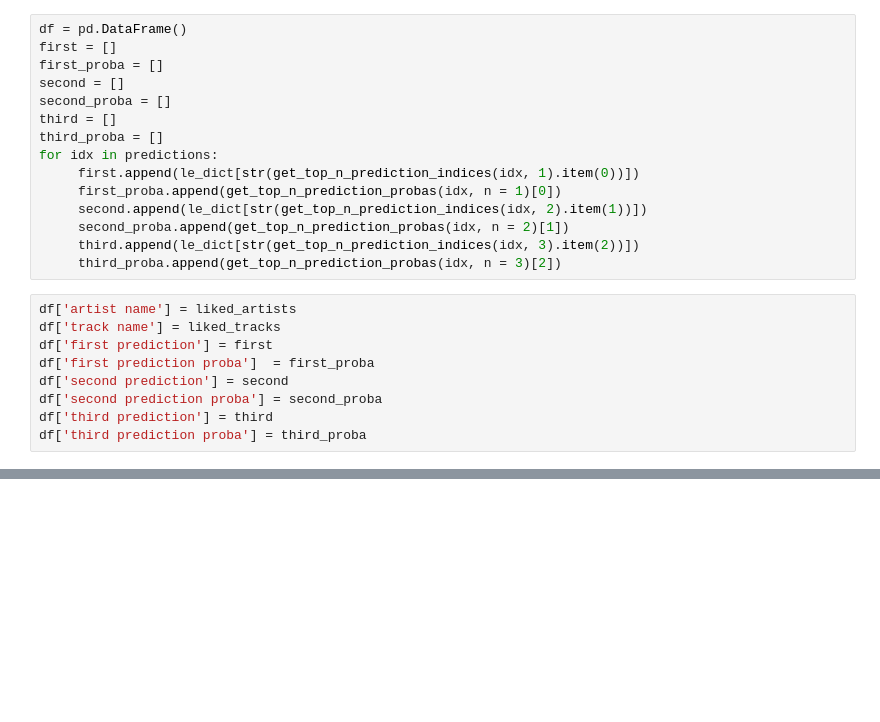
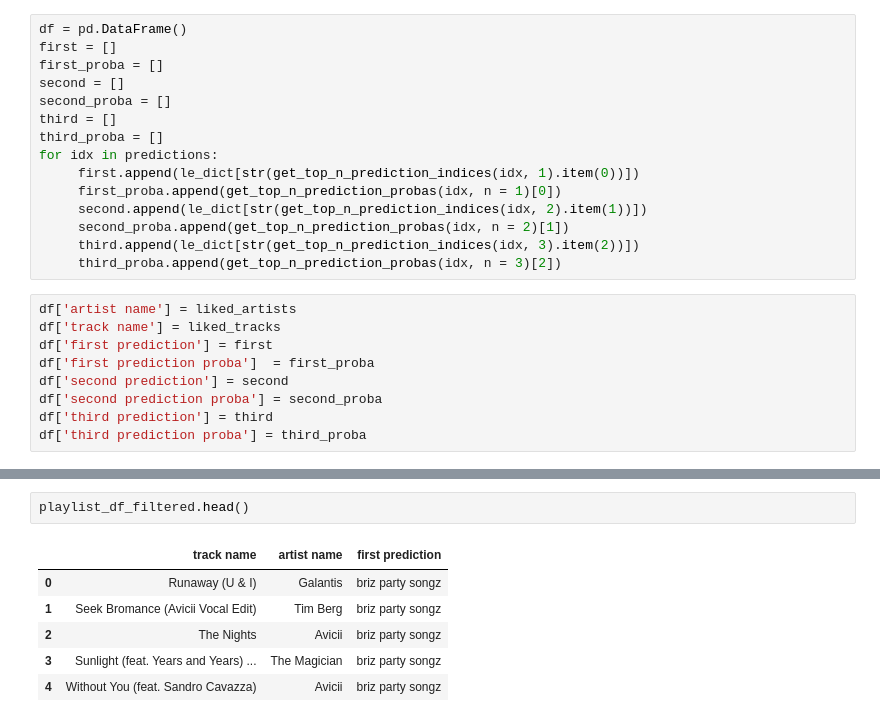
Before and after one commit to jmoro0408/playlist-creator, a Jupyter notebook: playlist_recommender/modelling/predictions.ipynb, the cells around one changed output, grey strips where cells are left out. Drawn from its saved outputs; the diff is of its cells as text; blank space fills up the shorter version.

```diff
--- a/playlist_recommender/modelling/predictions.ipynb
+++ b/playlist_recommender/modelling/predictions.ipynb
@@ -111,0 +140,9 @@ df[df['first prediction'] == 'Summer Songs'].sort_values(
+# %%
+playlist_df_filtered.head()
+# %% [output]
+|  | track name | artist name | first prediction |
+| 0 | Runaway (U & I) | Galantis | briz party songz |
+| 1 | Seek Bromance (Avicii Vocal Edit) | Tim Berg | briz party songz |
+| 2 | The Nights | Avicii | briz party songz |
+| 3 | Sunlight (feat. Years and Years) ... | The Magician | briz party songz |
+| 4 | Without You (feat. Sandro Cavazza) | Avicii | briz party songz |
```
Also changed, not shown: parts of 23 cells of this notebook.
